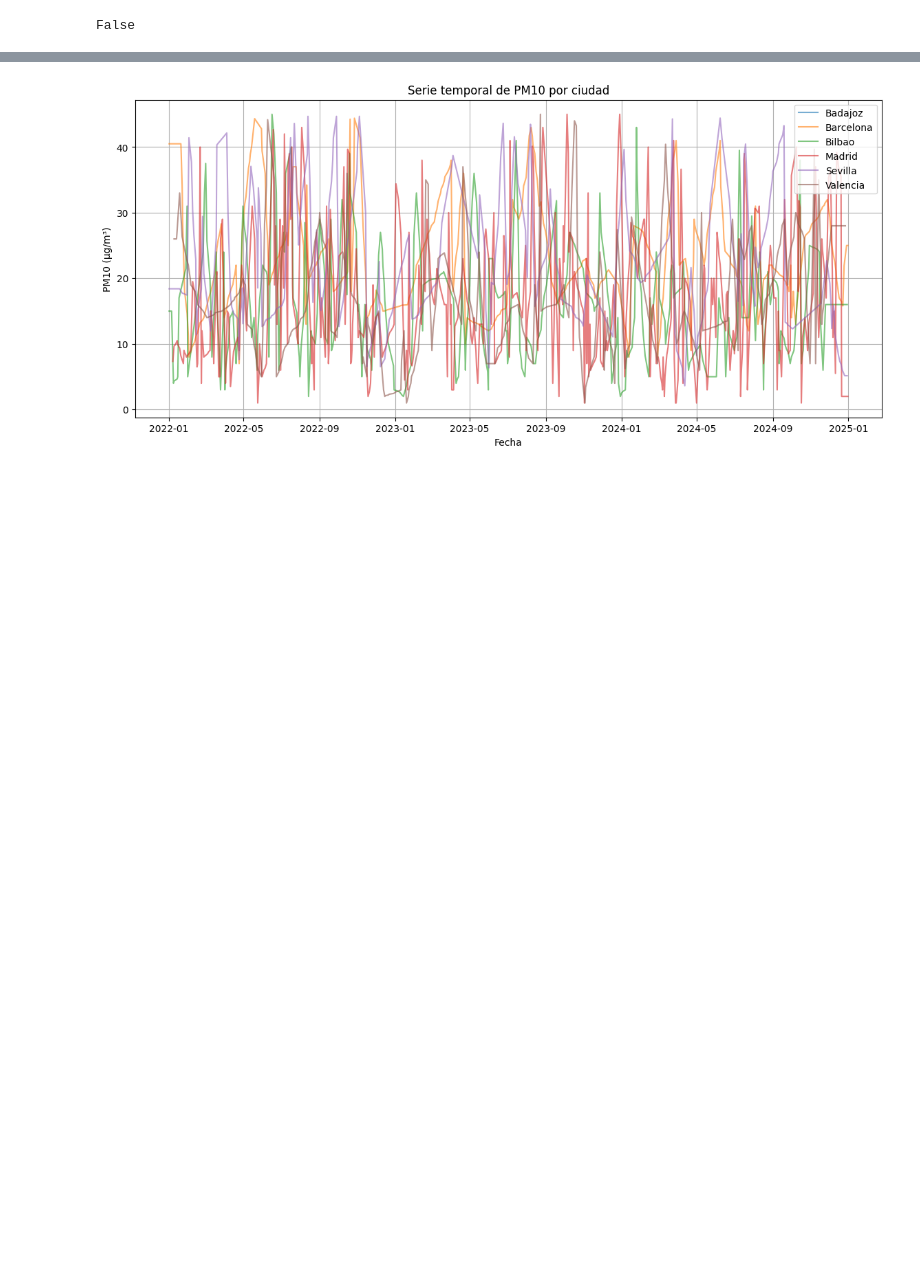
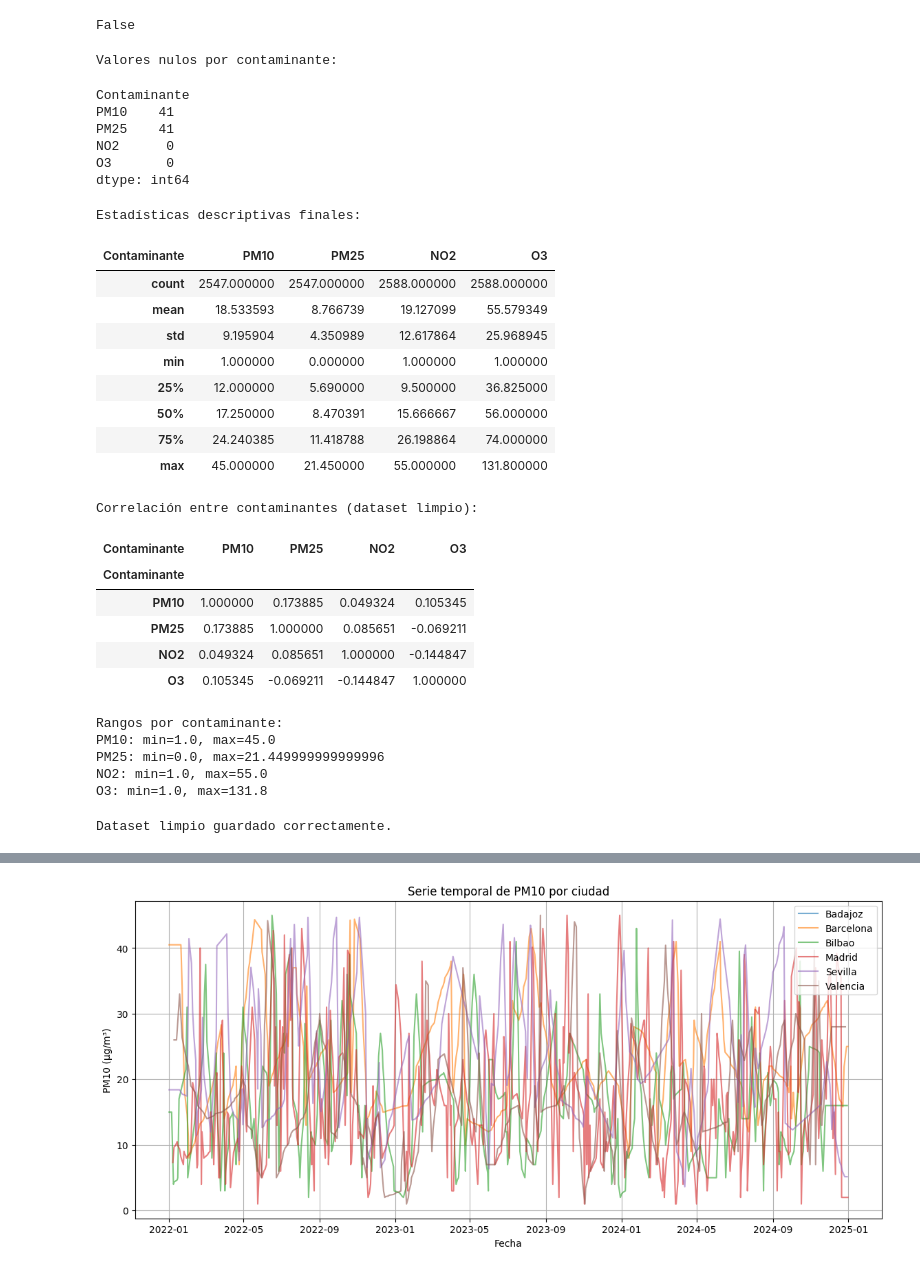
Before and after one commit to Mariasanchezp95/ML_Prediccion_Contaminacion_Atmosferica_Spain, a Jupyter notebook: main.ipynb, the cells around one changed output, grey strips where cells are left out. Cells and saved outputs as stored; diff of their text form; code cells hidden in the pictures; blank space fills up the shorter version.

```diff
--- a/main.ipynb
+++ b/main.ipynb
@@ -456,6 +481,68 @@ len(df_ciudad_sin_outliers)
 df_ciudad_sin_outliers is df_ciudad
 # %% [output]
 False
+# %%
+# -------------------------------------------------------------
+# 4.7. Verificación final tras interpolación y limpieza
+# -------------------------------------------------------------
+
+print("Valores nulos por contaminante:")
+display(df_ciudad_sin_outliers[cols_contam].isna().sum())
+
+print("\nEstadísticas descriptivas finales:")
+display(df_ciudad_sin_outliers[cols_contam].describe())
+
+print("\nCorrelación entre contaminantes (dataset limpio):")
+display(df_ciudad_sin_outliers[cols_contam].corr())
+
+# Comprobación visual rápida de rangos
+print("\nRangos por contaminante:")
+for c in cols_contam:
+    print(f"{c}: min={df_ciudad_sin_outliers[c].min()}, max={df_ciudad_sin_outliers[c].max()}")
+# %% [output]
+Valores nulos por contaminante:
+Contaminante
+PM10    41
+PM25    41
+NO2      0
+O3       0
+dtype: int64
+Estadísticas descriptivas finales:
+| Contaminante | PM10 | PM25 | NO2 | O3 |
+| count | 2547.000000 | 2547.000000 | 2588.000000 | 2588.000000 |
+| mean | 18.533593 | 8.766739 | 19.127099 | 55.579349 |
+| std | 9.195904 | 4.350989 | 12.617864 | 25.968945 |
+| min | 1.000000 | 0.000000 | 1.000000 | 1.000000 |
+| 25% | 12.000000 | 5.690000 | 9.500000 | 36.825000 |
+| 50% | 17.250000 | 8.470391 | 15.666667 | 56.000000 |
+| 75% | 24.240385 | 11.418788 | 26.198864 | 74.000000 |
+| max | 45.000000 | 21.450000 | 55.000000 | 131.800000 |
+Correlación entre contaminantes (dataset limpio):
+| Contaminante | PM10 | PM25 | NO2 | O3 |
+| Contaminante |  |  |  |  |
+| PM10 | 1.000000 | 0.173885 | 0.049324 | 0.105345 |
+| PM25 | 0.173885 | 1.000000 | 0.085651 | -0.069211 |
+| NO2 | 0.049324 | 0.085651 | 1.000000 | -0.144847 |
+| O3 | 0.105345 | -0.069211 | -0.144847 | 1.000000 |
+Rangos por contaminante:
+PM10: min=1.0, max=45.0
+PM25: min=0.0, max=21.449999999999996
+NO2: min=1.0, max=55.0
+O3: min=1.0, max=131.8
+# %%
+# ---------------------------------------------------------------------
+# 4.8. Guardar dataset limpio para reutilizarlo sin repetir el pipeline
+# ---------------------------------------------------------------------
+
+# Guardar en formato Parquet (recomendado: más rápido y eficiente)
+df_ciudad_sin_outliers.to_parquet("src/otros_data/air_quality_clean.parquet", index=False)
+
+# Opcional: guardar también en CSV
+df_ciudad_sin_outliers.to_csv("src/otros_data/air_quality_clean.csv", index=False)
+
+print("Dataset limpio guardado correctamente.")
+# %% [output]
+Dataset limpio guardado correctamente.
 # %%
 # =============================================================
 # 5. FEATURE ENGINEERING (mes, estación del año, tendencias, etc.)
```
Also changed, not shown: parts of 19 cells of this notebook, 11 other files.
